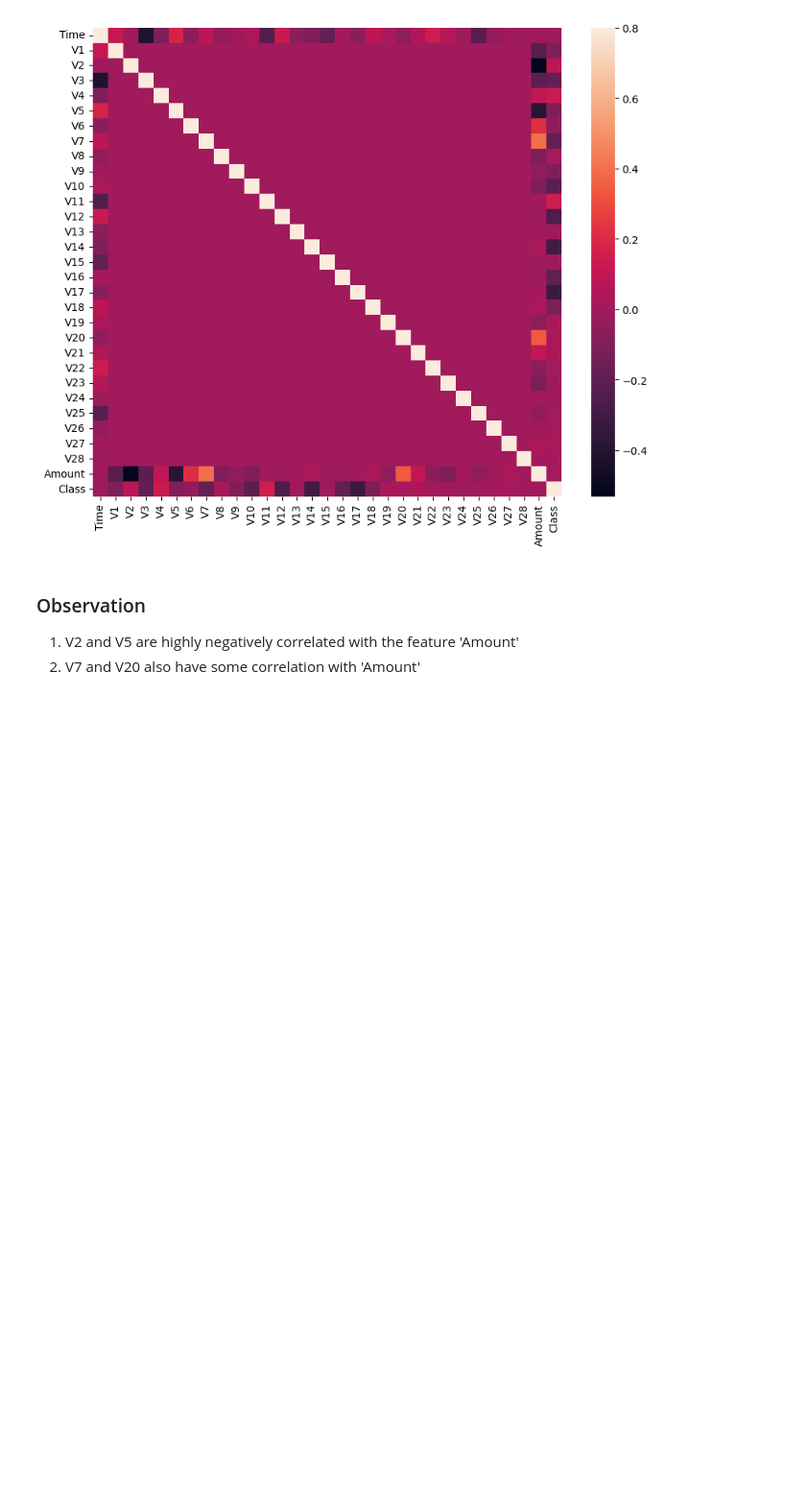
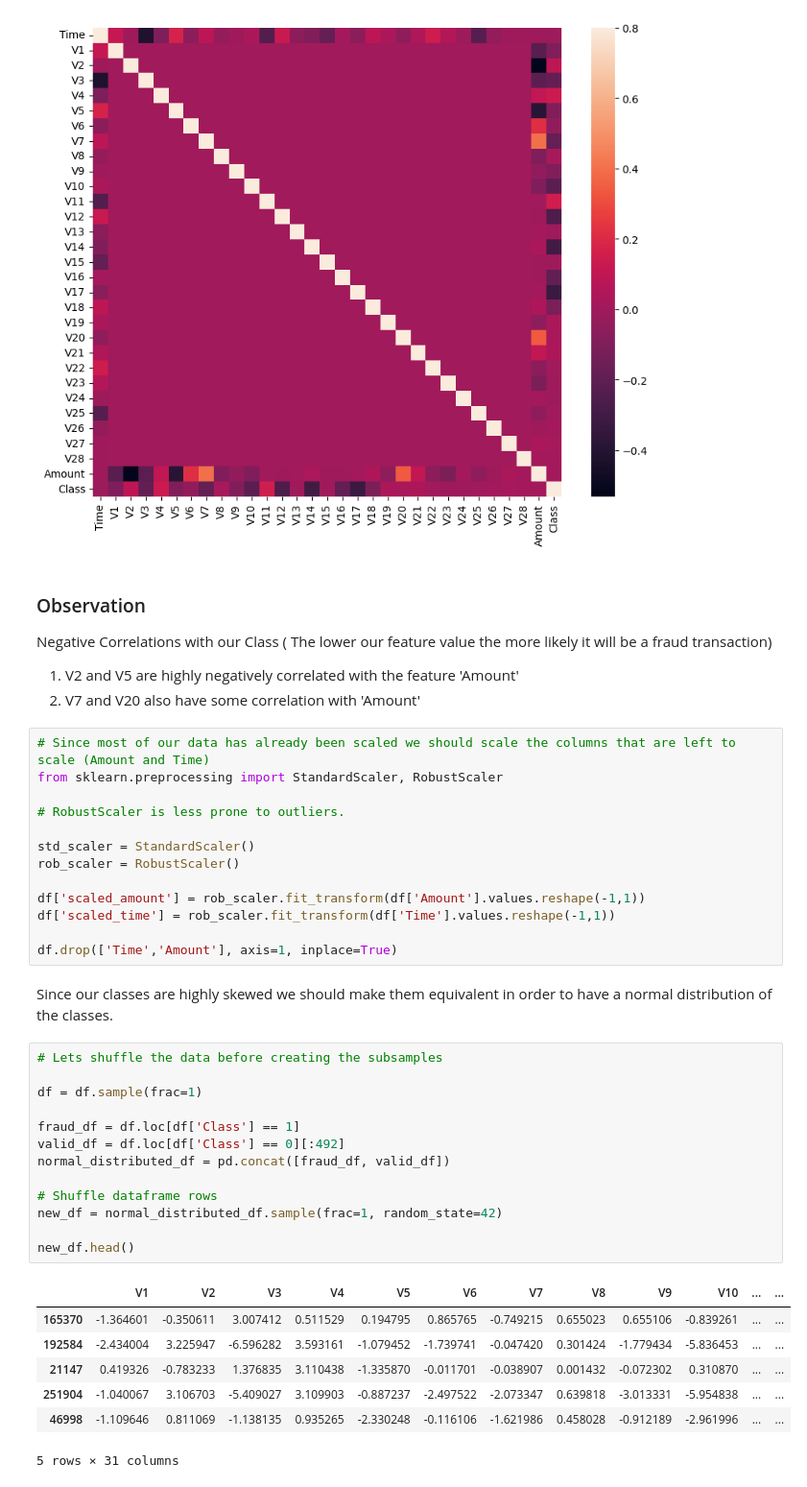
Before and after one commit to deeprajarya/E2E_Fraud_Transaction_Detection_internship_project, a Jupyter notebook: notebooks/eda.ipynb, the cells around one changed output. Shown at 96% size. Drawn from its saved outputs; the diff is of its cells as text; blank space fills up the shorter version.

```diff
--- a/notebooks/eda.ipynb
+++ b/notebooks/eda.ipynb
@@ -149,5 +185,45 @@ plt.show()
 [figure]
 # %% [markdown]
 ### Observation
+
+Negative Correlations with our Class ( The lower our feature value the more likely it will be a fraud transaction)
+
 1. V2 and V5 are highly negatively correlated with the feature 'Amount'
 2. V7 and V20 also have some correlation with 'Amount'
+# %%
+# Since most of our data has already been scaled we should scale the columns that are left to scale (Amount and Time)
+from sklearn.preprocessing import StandardScaler, RobustScaler
+
+# RobustScaler is less prone to outliers.
+
+std_scaler = StandardScaler()
+rob_scaler = RobustScaler()
+
+df['scaled_amount'] = rob_scaler.fit_transform(df['Amount'].values.reshape(-1,1))
+df['scaled_time'] = rob_scaler.fit_transform(df['Time'].values.reshape(-1,1))
+
+df.drop(['Time','Amount'], axis=1, inplace=True)
+# %% [markdown]
+Since our classes are highly skewed we should make them equivalent in order to have a normal distribution
+of the classes.
+# %%
+# Lets shuffle the data before creating the subsamples
+
+df = df.sample(frac=1)
+
+fraud_df = df.loc[df['Class'] == 1]
+valid_df = df.loc[df['Class'] == 0][:492]
+normal_distributed_df = pd.concat([fraud_df, valid_df])
+
+# Shuffle dataframe rows
+new_df = normal_distributed_df.sample(frac=1, random_state=42)
+
+new_df.head()
+# %% [output]
+|  | V1 | V2 | V3 | V4 | V5 | V6 | V7 | V8 | V9 | V10 | ... | ... |
+| 165370 | -1.364601 | -0.350611 | 3.007412 | 0.511529 | 0.194795 | 0.865765 | -0.749215 | 0.655023 | 0.655106 | -0.839261 | ... | ... |
+| 192584 | -2.434004 | 3.225947 | -6.596282 | 3.593161 | -1.079452 | -1.739741 | -0.047420 | 0.301424 | -1.779434 | -5.836453 | ... | ... |
+| 21147 | 0.419326 | -0.783233 | 1.376835 | 3.110438 | -1.335870 | -0.011701 | -0.038907 | 0.001432 | -0.072302 | 0.310870 | ... | ... |
+| 251904 | -1.040067 | 3.106703 | -5.409027 | 3.109903 | -0.887237 | -2.497522 | -2.073347 | 0.639818 | -3.013331 | -5.954838 | ... | ... |
+| 46998 | -1.109646 | 0.811069 | -1.138135 | 0.935265 | -2.330248 | -0.116106 | -1.621986 | 0.458028 | -0.912189 | -2.961996 | ... | ... |
+5 rows × 31 columns
```
Also changed, not shown: parts of 3 cells of this notebook, 1 other file.
